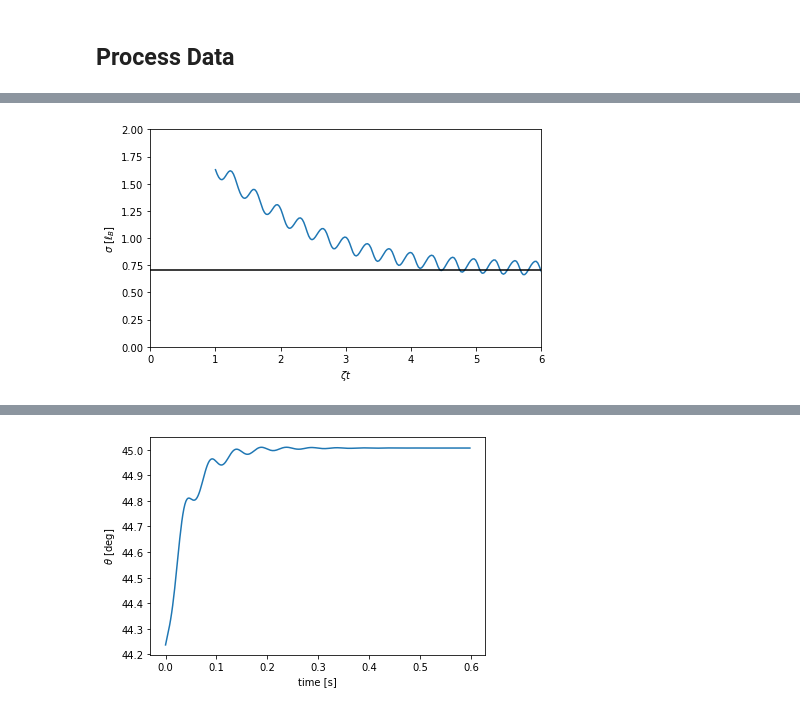
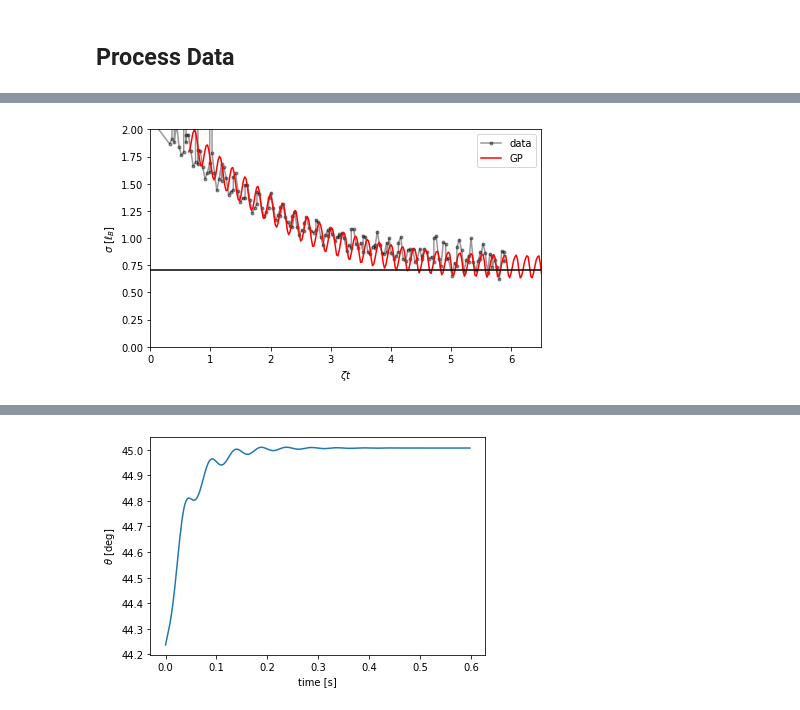
Before and after one commit to biswaroopmukherjee/condensate, a Jupyter notebook: notebooks/Hall strip.ipynb, the cells around one changed output, grey strips where cells are left out. Drawn from its saved outputs; the diff is of its cells as text; code cells hidden in the pictures.

```diff
--- a/notebooks/Hall strip.ipynb
+++ b/notebooks/Hall strip.ipynb
@@ -204,12 +203,19 @@ zeta = epsilon * omega / 2
+# %%
+labdata = pd.read_csv('data/widthData.csv', names=['zt', 's'])
+labdata.sort_values(by='zt', inplace=True, ignore_index=True)
 # %%
+zeta = 0.235 * omega / 2
 plt.figure(figsize=(7,4))
+# plt.figure(figsize=(17,14))
 widths = np.array([1e-6 * abs(r[4][2]) / lb for r in gs.itertuples()])
-plt.plot(zeta * gs['time'] +1, 1e6*widths)
+plt.plot(labdata.zt, labdata.s,'k.-' ,alpha=0.4, label='data')
+plt.plot((zeta * gs['time'] )+0.64, 1e6*widths, 'r-', label='GP')
 plt.axhline(1/np.sqrt(2),c='k')
 plt.xlabel(r'$\zeta t$')
 plt.ylabel(r'$\sigma$ [$\ell_B$]')
+plt.legend()
 plt.ylim([0,2])
-plt.xlim([0,6])
+plt.xlim([0,6.5])
 plt.savefig('figures/rotini1d/widths.png', dpi=200)
 # %% [output]
-[figure, old version]
+[figure, new version]
```
Also changed, not shown: parts of 15 cells of this notebook.
